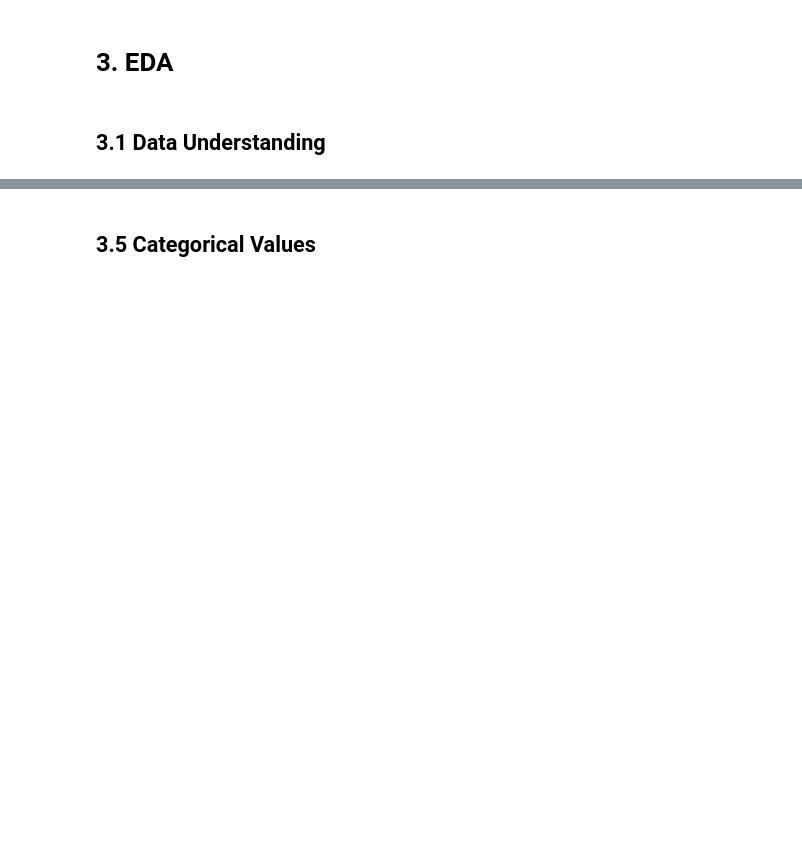
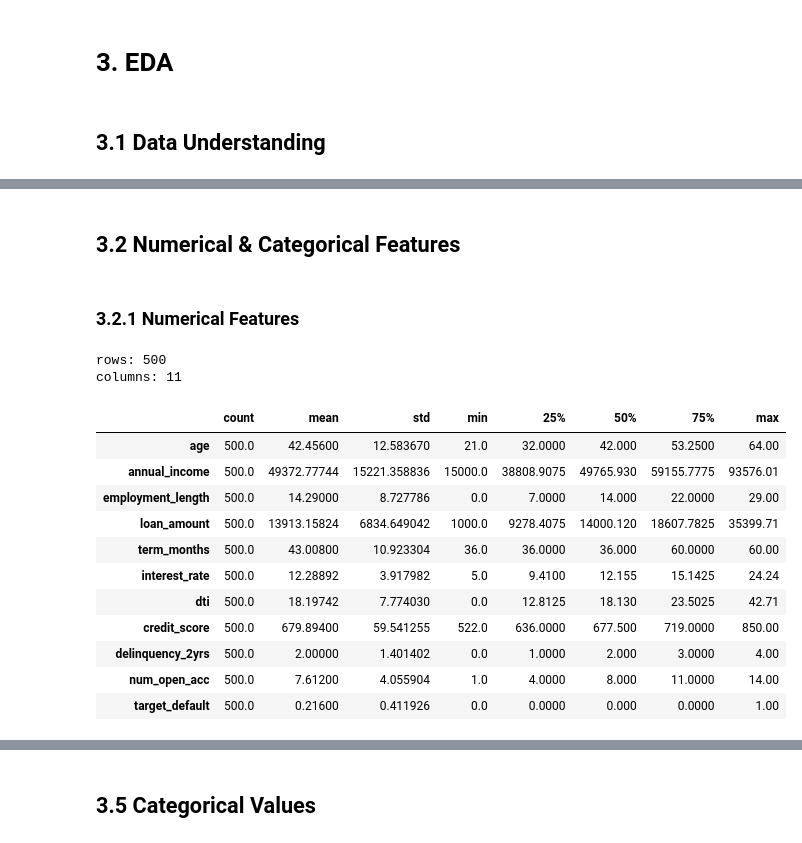
Before and after one commit to urfanamillatina/loan_default_prediction, a Jupyter notebook: loan_defaulter_prediction.ipynb, the cells around one changed output, grey strips where cells are left out. Saved outputs shown, nothing was run; the diff lists cells and outputs as text; code cells hidden in the pictures; blank space fills up the shorter version.

```diff
--- a/loan_defaulter_prediction.ipynb
+++ b/loan_defaulter_prediction.ipynb
@@ -113,0 +110,2 @@ df.describe ()
+# %% [markdown]
+## 3.2 Numerical & Categorical Features
@@ -113,0 +122,24 @@ df.describe ()
+# %% [markdown]
+### 3.2.1 Numerical Features
+# %%
+# Explore Numerical Features
+print (f'rows: {num.shape[0]}')
+print (f'columns: {num.shape[1]}')
+
+#descriptive statistics of numerical features
+num.describe().T
+# %% [output]
+rows: 500
+columns: 11
+|  | count | mean | std | min | 25% | 50% | 75% | max |
+| age | 500.0 | 42.45600 | 12.583670 | 21.0 | 32.0000 | 42.000 | 53.2500 | 64.00 |
+| annual_income | 500.0 | 49372.77744 | 15221.358836 | 15000.0 | 38808.9075 | 49765.930 | 59155.7775 | 93576.01 |
+| employment_length | 500.0 | 14.29000 | 8.727786 | 0.0 | 7.0000 | 14.000 | 22.0000 | 29.00 |
+| loan_amount | 500.0 | 13913.15824 | 6834.649042 | 1000.0 | 9278.4075 | 14000.120 | 18607.7825 | 35399.71 |
+| term_months | 500.0 | 43.00800 | 10.923304 | 36.0 | 36.0000 | 36.000 | 60.0000 | 60.00 |
+| interest_rate | 500.0 | 12.28892 | 3.917982 | 5.0 | 9.4100 | 12.155 | 15.1425 | 24.24 |
+| dti | 500.0 | 18.19742 | 7.774030 | 0.0 | 12.8125 | 18.130 | 23.5025 | 42.71 |
+| credit_score | 500.0 | 679.89400 | 59.541255 | 522.0 | 636.0000 | 677.500 | 719.0000 | 850.00 |
+| delinquency_2yrs | 500.0 | 2.00000 | 1.401402 | 0.0 | 1.0000 | 2.000 | 3.0000 | 4.00 |
+| num_open_acc | 500.0 | 7.61200 | 4.055904 | 1.0 | 4.0000 | 8.000 | 11.0000 | 14.00 |
+| target_default | 500.0 | 0.21600 | 0.411926 | 0.0 | 0.0000 | 0.000 | 0.0000 | 1.00 |
```
Also changed, not shown: parts of 87 cells of this notebook, 13 other files.
